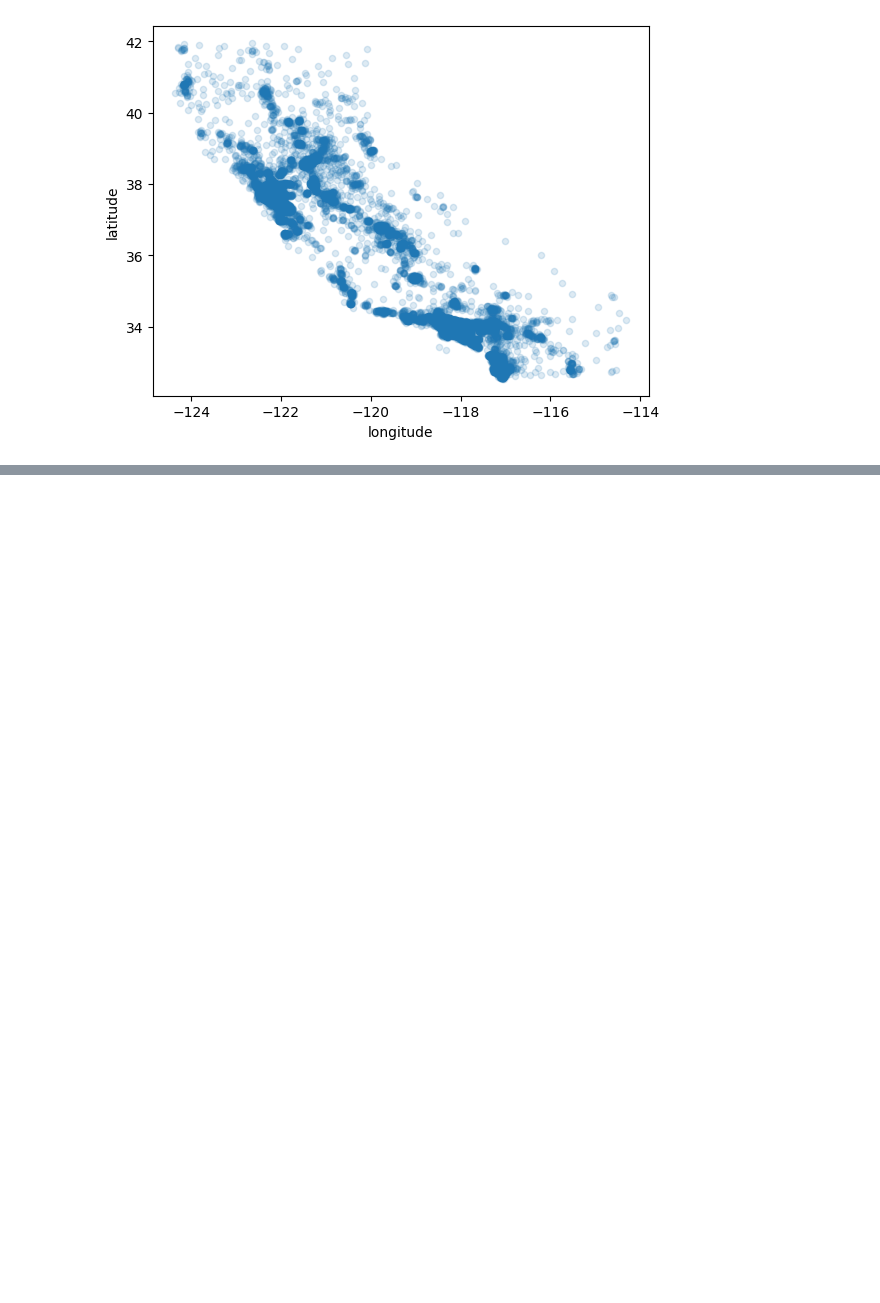
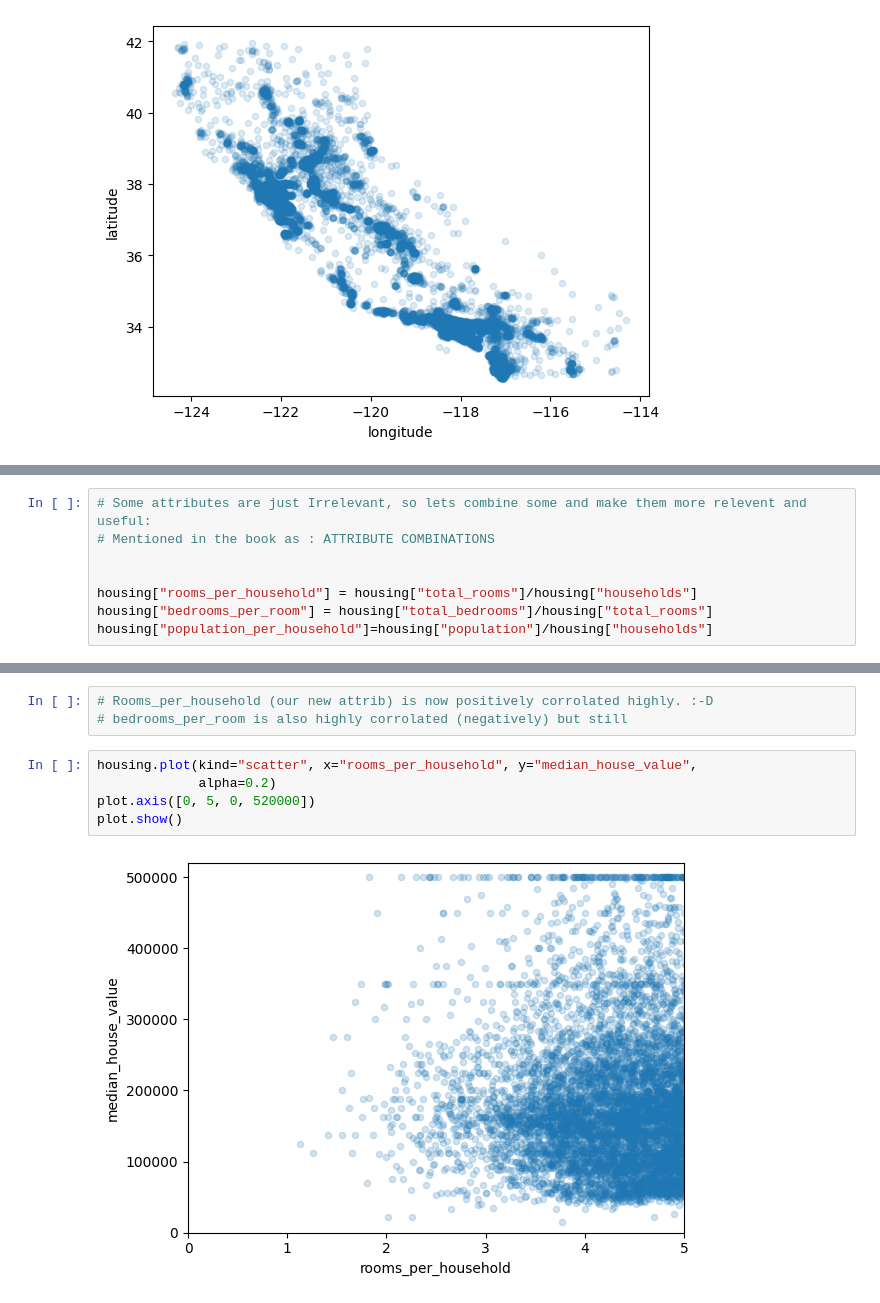
Before and after one commit to jasonmzx/machine_learning_experiments, a Jupyter notebook: Chapter2_Housing_Median_Model/Housing.ipynb, the cells around one changed output, grey strips where cells are left out. Saved outputs shown, nothing was run; the diff lists cells and outputs as text; blank space fills up the shorter version.

```diff
--- a/Chapter2_Housing_Median_Model/Housing.ipynb
+++ b/Chapter2_Housing_Median_Model/Housing.ipynb
@@ -212,0 +311,8 @@ housing.plot(kind="scatter", x="longitude", y="latitude", alpha=0.15)
+# %%
+# Some attributes are just Irrelevant, so lets combine some and make them more relevent and useful:
+# Mentioned in the book as : ATTRIBUTE COMBINATIONS
+
+
+housing["rooms_per_household"] = housing["total_rooms"]/housing["households"]
+housing["bedrooms_per_room"] = housing["total_bedrooms"]/housing["total_rooms"]
+housing["population_per_household"]=housing["population"]/housing["households"]
@@ -212,0 +337,10 @@ housing.plot(kind="scatter", x="longitude", y="latitude", alpha=0.15)
+# %%
+# Rooms_per_household (our new attrib) is now positively corrolated highly. :-D
+# bedrooms_per_room is also highly corrolated (negatively) but still
+# %%
+housing.plot(kind="scatter", x="rooms_per_household", y="median_house_value",
+             alpha=0.2)
+plot.axis([0, 5, 0, 520000])
+plot.show()
+# %% [output]
+[figure, added]
```
Also changed, not shown: parts of 17 cells of this notebook.
